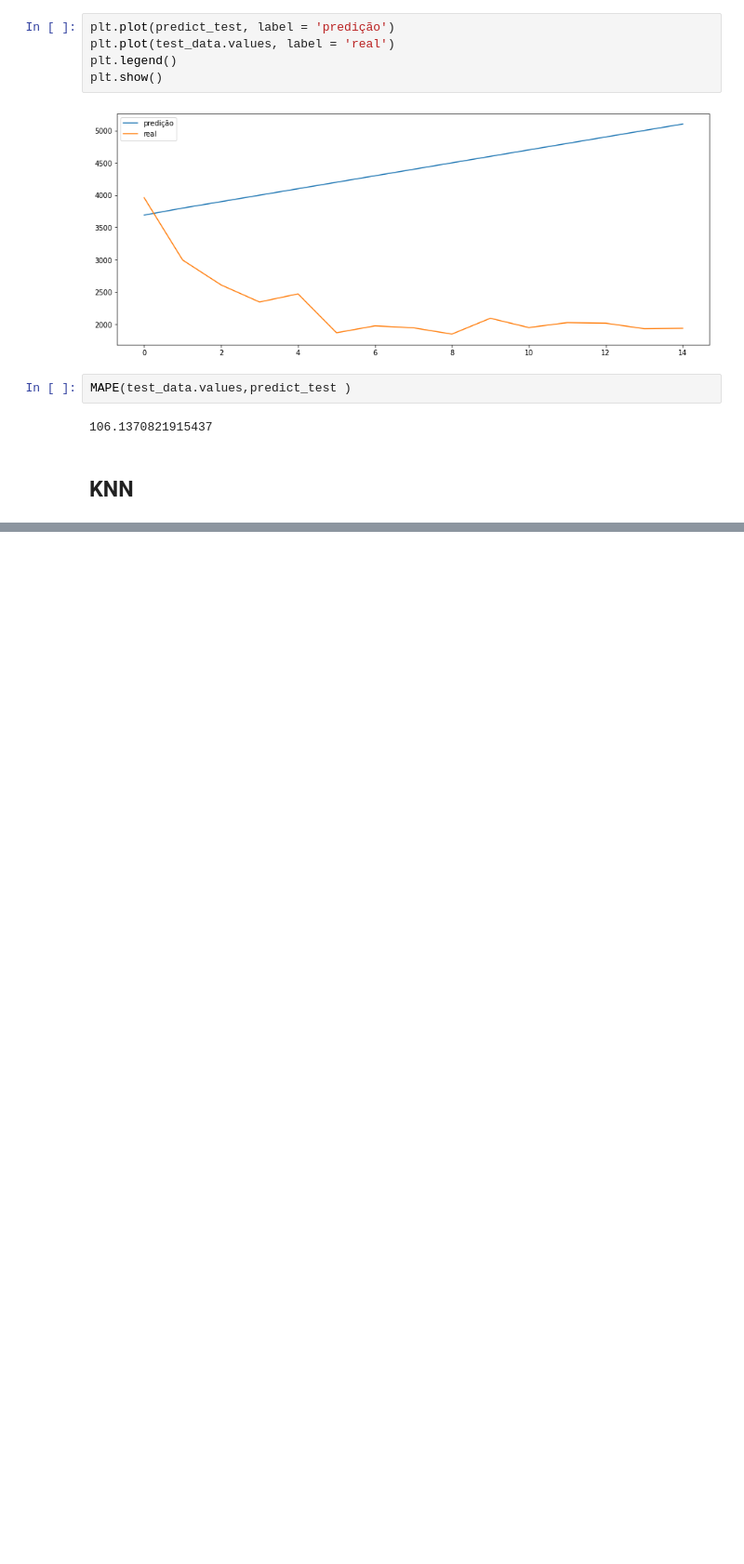
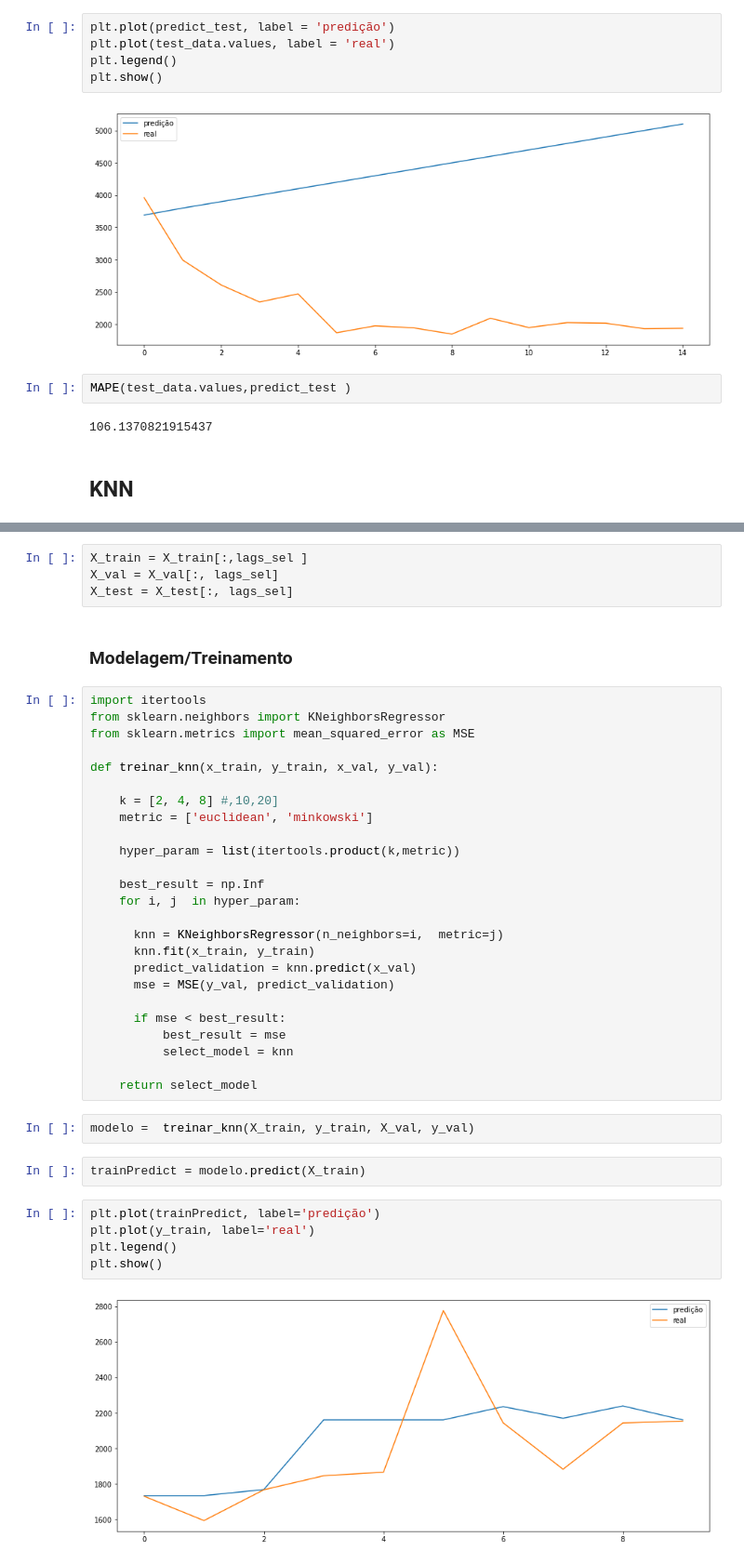
Before and after one commit to andrevcmelo/DataLearning, a Jupyter notebook: emissões_CO2.ipynb, the cells around one changed output, grey strips where cells are left out. Shown at 93% size. Saved outputs shown, nothing was run; the diff lists cells and outputs as text; blank space fills up the shorter version.

```diff
--- a/emissões_CO2.ipynb
+++ b/emissões_CO2.ipynb
@@ -654,0 +751,42 @@ MAPE(test_data.values,predict_test )
+# %%
+X_train = X_train[:,lags_sel ]
+X_val = X_val[:, lags_sel]
+X_test = X_test[:, lags_sel]
+# %% [markdown]
+### Modelagem/Treinamento
+# %%
+import itertools
+from sklearn.neighbors import KNeighborsRegressor
+from sklearn.metrics import mean_squared_error as MSE
+
+def treinar_knn(x_train, y_train, x_val, y_val):
+
+    k = [2, 4, 8] #,10,20]
+    metric = ['euclidean', 'minkowski']
+
+    hyper_param = list(itertools.product(k,metric))
+
+    best_result = np.Inf
+    for i, j  in hyper_param:
+
+      knn = KNeighborsRegressor(n_neighbors=i,  metric=j)
+      knn.fit(x_train, y_train)
+      predict_validation = knn.predict(x_val)
+      mse = MSE(y_val, predict_validation)
+
+      if mse < best_result:
+          best_result = mse
+          select_model = knn
+
+    return select_model
+# %%
+modelo =  treinar_knn(X_train, y_train, X_val, y_val)
+# %%
+trainPredict = modelo.predict(X_train)
+# %%
+plt.plot(trainPredict, label='predição')
+plt.plot(y_train, label='real')
+plt.legend()
+plt.show()
+# %% [output]
+[figure, added]
```
Also changed, not shown: parts of 29 cells of this notebook.
